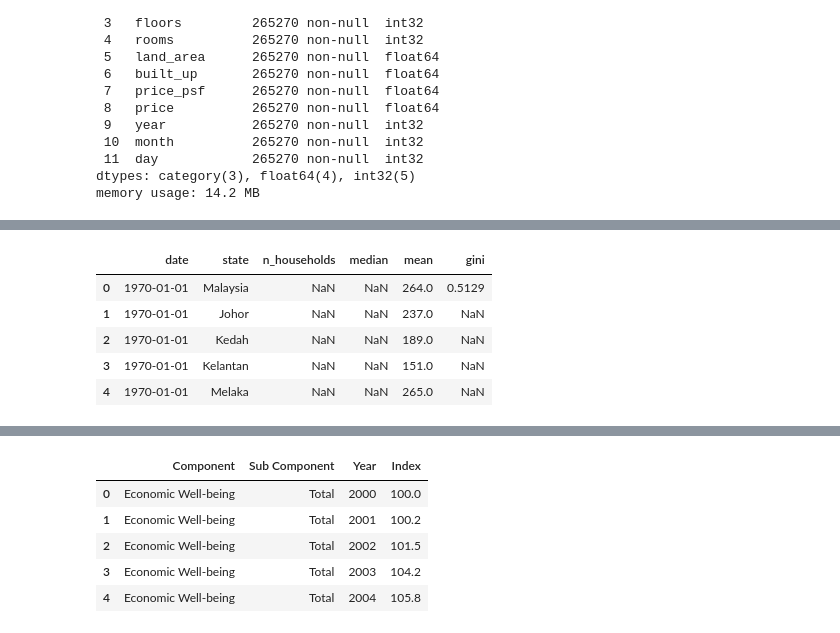
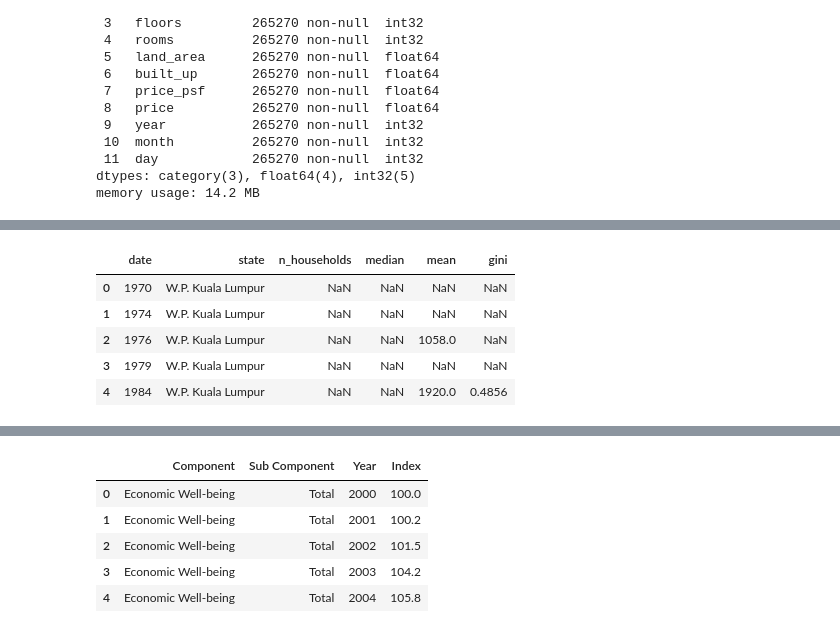
Before and after one commit to yuenherny/kl-house-price-forecasting, a Jupyter notebook: notebooks/Transactions - 05 Data Integration.ipynb, the cells around one changed output, grey strips where cells are left out. Cells and saved outputs as stored; diff of their text form; code cells hidden in the pictures.

```diff
--- a/notebooks/Transactions - 05 Data Integration.ipynb
+++ b/notebooks/Transactions - 05 Data Integration.ipynb
@@ -94,10 +161,13 @@ df_cpi.head()
 # %%
 df_income = pd.read_csv(RAW_DATA_DIR / 'dosm-households_and_income_by_state-1984-2022.csv')
+df_income = df_income.query("state == 'W.P. Kuala Lumpur'").reset_index(drop=True)
+df_income['date'] = pd.to_datetime(df_income['date']).dt.year
+df_income['n_households'] = df_income['n_households'] * 1000
 df_income.head()
 # %% [output]
 |  | date | state | n_households | median | mean | gini |
-| 0 | 1970-01-01 | Malaysia | NaN | NaN | 264.0 | 0.5129 |
-| 1 | 1970-01-01 | Johor | NaN | NaN | 237.0 | NaN |
-| 2 | 1970-01-01 | Kedah | NaN | NaN | 189.0 | NaN |
-| 3 | 1970-01-01 | Kelantan | NaN | NaN | 151.0 | NaN |
-| 4 | 1970-01-01 | Melaka | NaN | NaN | 265.0 | NaN |
+| 0 | 1970 | W.P. Kuala Lumpur | NaN | NaN | NaN | NaN |
+| 1 | 1974 | W.P. Kuala Lumpur | NaN | NaN | NaN | NaN |
+| 2 | 1976 | W.P. Kuala Lumpur | NaN | NaN | 1058.0 | NaN |
+| 3 | 1979 | W.P. Kuala Lumpur | NaN | NaN | NaN | NaN |
+| 4 | 1984 | W.P. Kuala Lumpur | NaN | NaN | 1920.0 | 0.4856 |
```
Also changed, not shown: parts of 46 cells of this notebook, 1 other file.
